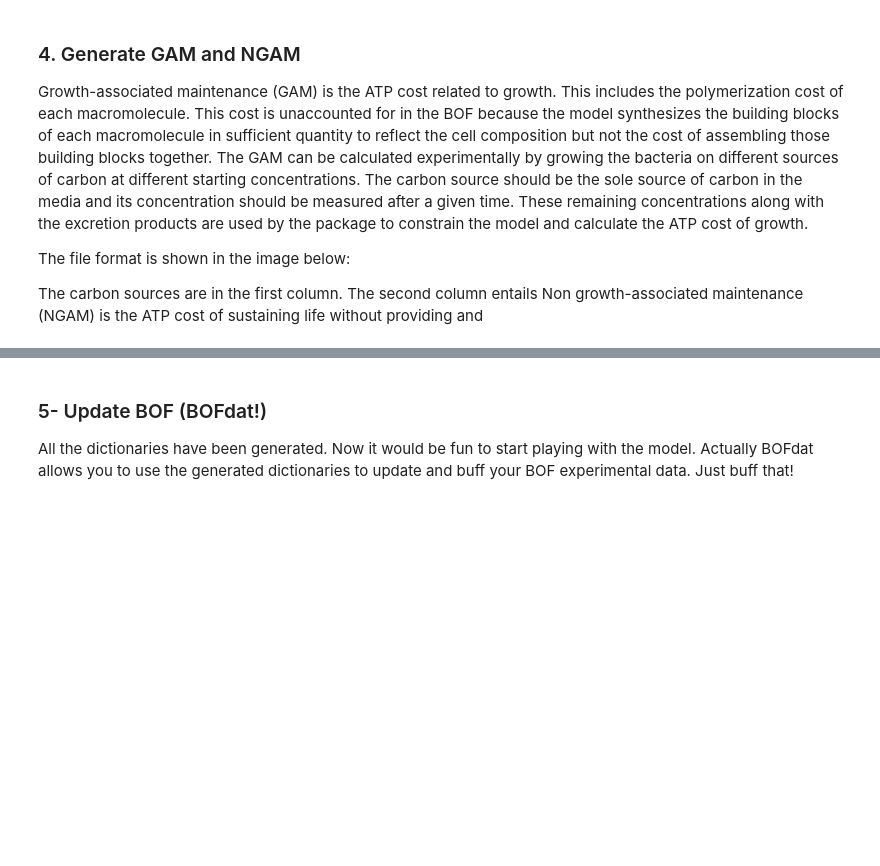
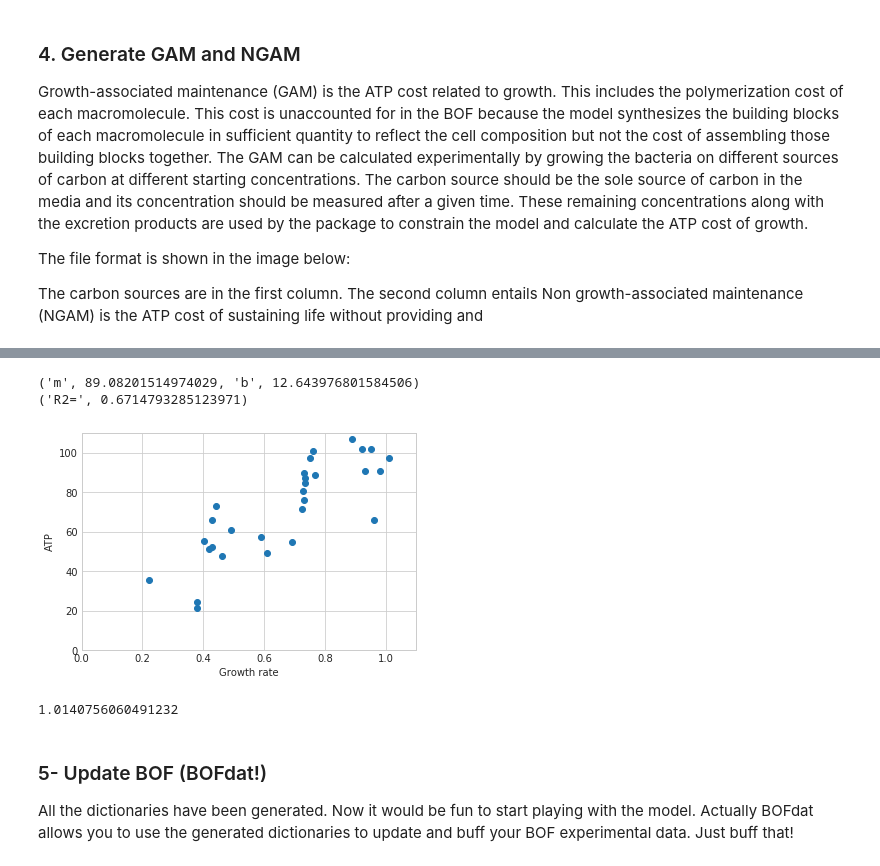
Before and after one commit to jclachance/BOFdat, a Jupyter notebook: Example_usage/Example.ipynb, the cells around one changed output, grey strips where cells are left out. Cells and saved outputs as stored; diff of their text form; code cells hidden in the pictures; blank space fills up the shorter version.

Commit message:
Make step1 functional

```diff
--- a/Example_usage/Example.ipynb
+++ b/Example_usage/Example.ipynb
@@ -215,0 +169,3 @@ cobra/util/solver.py:419 UserWarning: solver status is 'infeasible'
+# %%
+maintenance_cost = step1.generate_maintenance_costs(maintenance,model)
+# %% [output]
@@ -215,0 +173,3 @@ cobra/util/solver.py:419 UserWarning: solver status is 'infeasible'
+('m', 89.08201514974029, 'b', 12.643976801584506)
+('R2=', 0.6714793285123971)
+[figure, added]
@@ -216,3 +183,8 @@ cobra/util/solver.py:419 UserWarning: solver status is 'infeasible'
+# %%
+#Model now has a step1 biomass
+json_model.slim_optimize()
+# %% [output]
+1.0140756060491232
 # %% [markdown]
 ### 5- Update BOF (BOFdat!)
 
```
Also changed, not shown: parts of 16 cells of this notebook, 24 other files.
